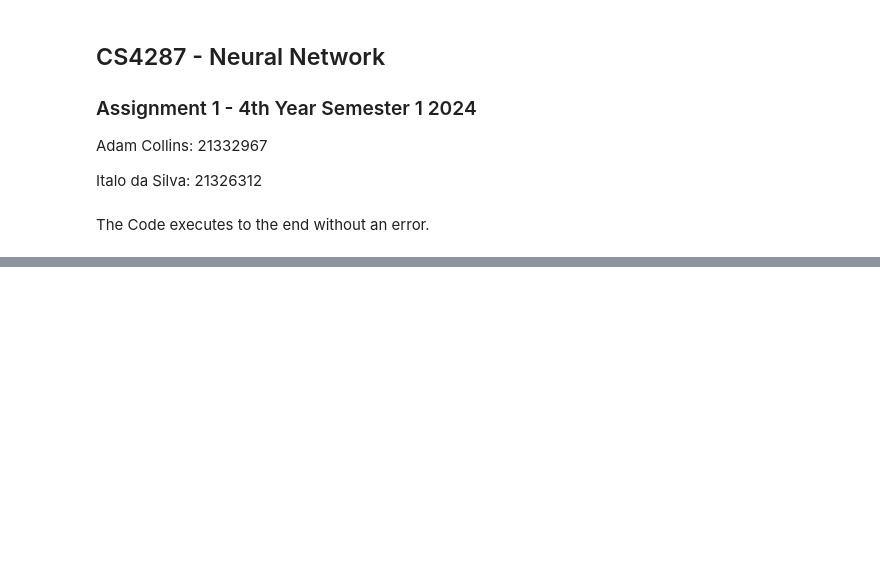
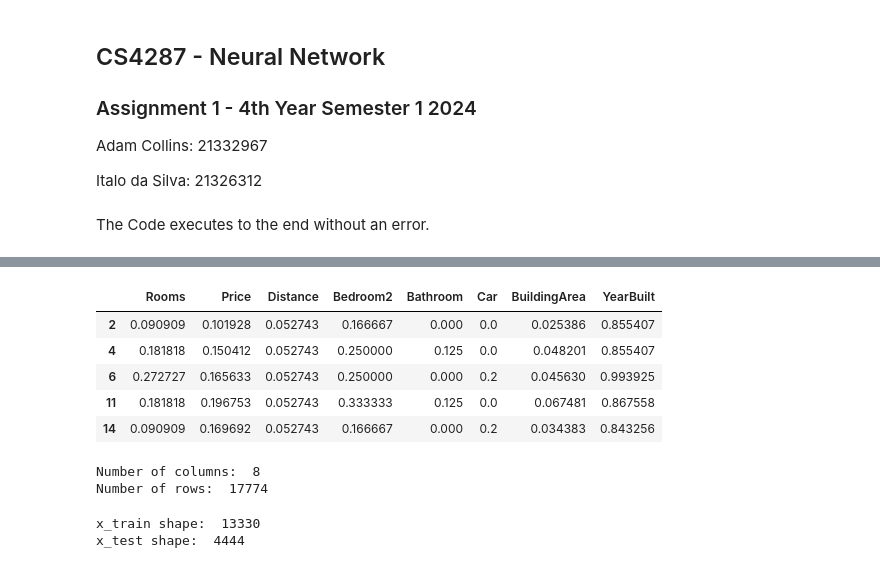
Before and after one commit to italotrt/CS4287-Neural-Computing-Project-1, a Jupyter notebook: CS4287-Prj1-21326312-21332967.ipynb, the cells around one changed output, grey strips where cells are left out. Cells and saved outputs as stored; diff of their text form; code cells hidden in the pictures; blank space fills up the shorter version.

```diff
--- a/CS4287-Prj1-21326312-21332967.ipynb
+++ b/CS4287-Prj1-21326312-21332967.ipynb
@@ -73,15 +84,33 @@ plt.show()
 # %%
 # # 1. The Data Set
 #   (b). Pre-Processing - Normalisation
 
 # Normalizing the data
 scaler = MinMaxScaler()
 housing_data[['Rooms', 'Price', 'Distance', 'Bedroom2', 'Bathroom', 'Car', 'Landsize', 'BuildingArea', 'YearBuilt', 'Propertycount']] = scaler.fit_transform(housing_data[['Rooms', 'Price', 'Distance', 'Bedroom2', 'Bathroom', 'Car', 'Landsize', 'BuildingArea', 'YearBuilt', 'Propertycount']])
 
-# Only keeping the BuildingArea, Bathroom, Bedroom2 and YearBuilt columns as they are closest correlations to the Price
-housing_data.drop(["Rooms", "Distance", "Postcode", "Car", "Landsize", "Lattitude", "Longtitude", "Propertycount"], inplace=True, axis="columns")
+# Dropping Postcode, Landsize and Propertycount as the values are very close to 0
+# Also dropping Longitude and Langitude columns as they're useless for correlating price as we already have a Distance (to CBD) column.
+
+housing_data.drop(["Postcode", "Landsize", "Propertycount", "Longtitude", "Lattitude"], inplace=True, axis="columns")
 
 housing_data.head()
+# %% [output]
+|  | Rooms | Price | Distance | Bedroom2 | Bathroom | Car | BuildingArea | YearBuilt |
+| 2 | 0.090909 | 0.101928 | 0.052743 | 0.166667 | 0.000 | 0.0 | 0.025386 | 0.855407 |
+| 4 | 0.181818 | 0.150412 | 0.052743 | 0.250000 | 0.125 | 0.0 | 0.048201 | 0.855407 |
+| 6 | 0.272727 | 0.165633 | 0.052743 | 0.250000 | 0.000 | 0.2 | 0.045630 | 0.993925 |
+| 11 | 0.181818 | 0.196753 | 0.052743 | 0.333333 | 0.125 | 0.0 | 0.067481 | 0.867558 |
+| 14 | 0.090909 | 0.169692 | 0.052743 | 0.166667 | 0.000 | 0.2 | 0.034383 | 0.843256 |
+# %%
+rows = len(housing_data.axes[0])
+columns = len(housing_data.axes[1])
+
+print("Number of columns: ", columns)
+print("Number of rows: ", rows)
+# %% [output]
+Number of columns:  8
+Number of rows:  17774
 # %%
 # Select the features and target variable
 features = ['BuildingArea', 'Bedroom2', 'Bathroom', 'YearBuilt']
@@ -90,11 +119,23 @@ target = 'Price'
 x = housing_data[features]
 y = housing_data[target]
 
+# divide price column into 5 sections to classify - model should be able to understand these ranges
+# 0.00 to 0.15 (first section)
+#0.15 to 0.38 (second section)
+#0.38 to 0.62 (third section)
+#0.62 to 0.85 (fourth section)
+#0.85 to 1.00 (last section)
+
+
+
 # In order to validate and evaluate the model, we are splitting the dataset into two parts, training and testing data
 x_train, x_test, y_train, y_test = train_test_split(x, y, random_state=0)
 
 print("x_train shape: ", x_train.shape[0])
 print("x_test shape: ", x_test.shape[0])
+# %% [output]
+x_train shape:  13330
+x_test shape:  4444
 # %%
 # Define the model
 model = tf.keras.models.Sequential()
```
Also changed, not shown: parts of 4 cells of this notebook.
